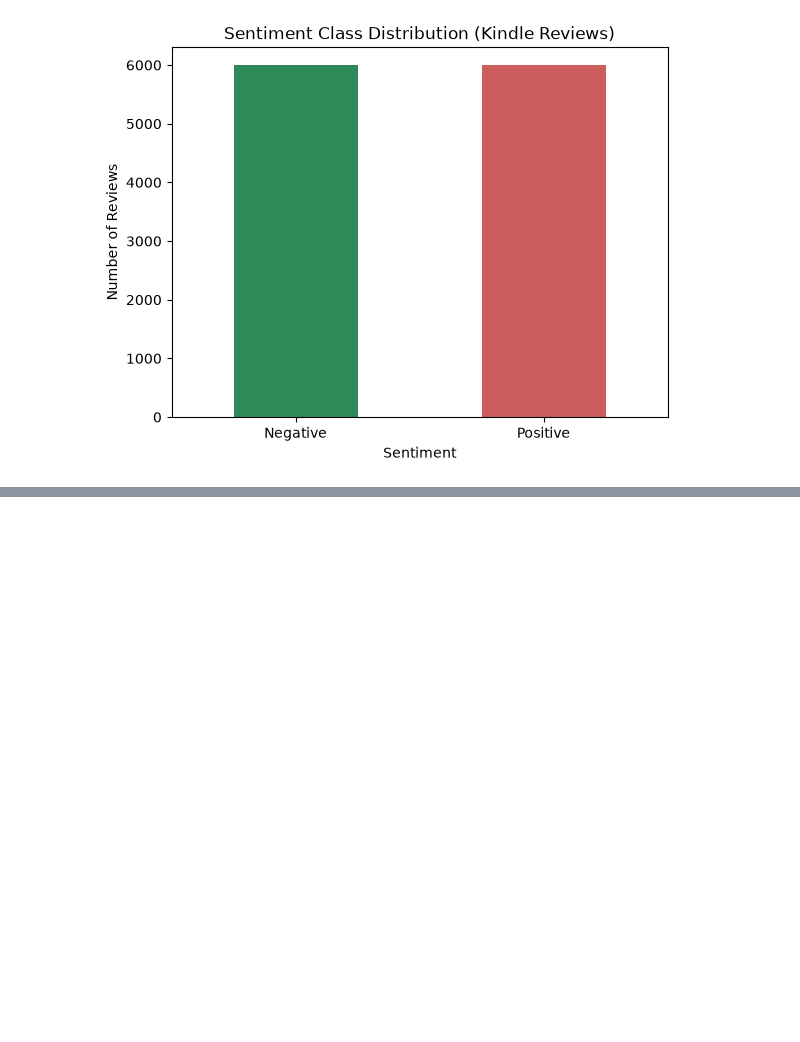
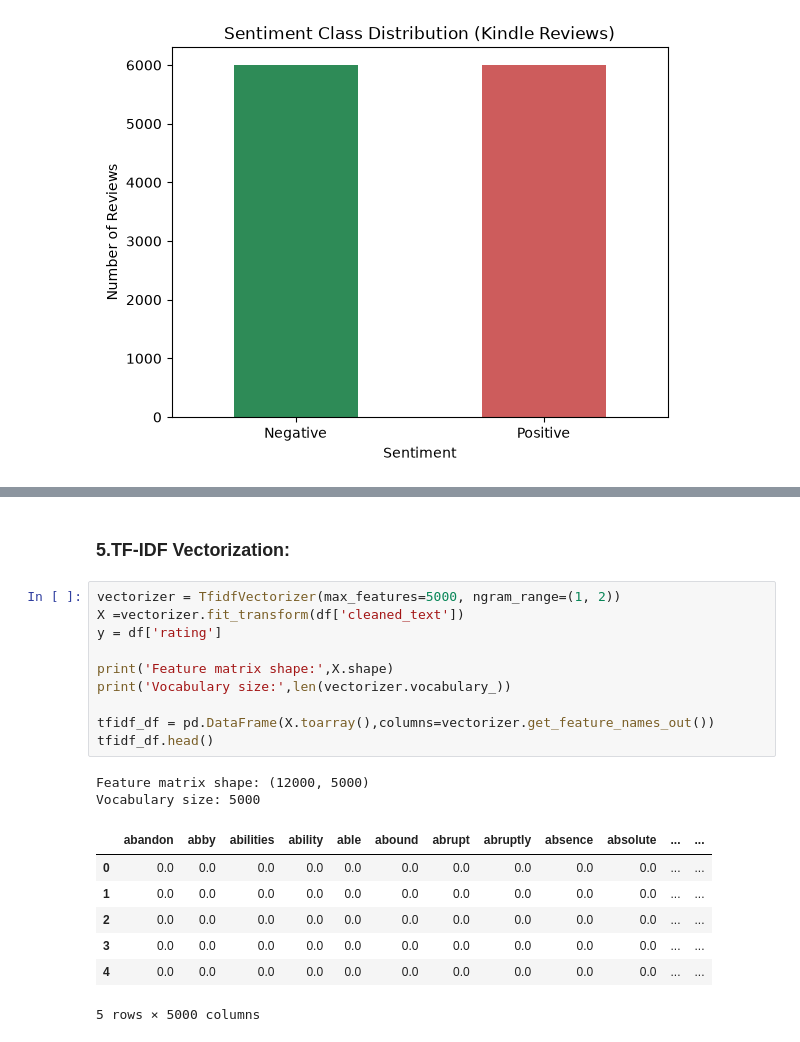
Before and after one commit to dinakaranthiru/AI-Engineer-12-Weeks, a Jupyter notebook: Week8_Task/Sentiment_Analysis.ipynb, the cells around one changed output, grey strips where cells are left out. Saved outputs shown, nothing was run; the diff lists cells and outputs as text; blank space fills up the shorter version.

```diff
--- a/Week8_Task/Sentiment_Analysis.ipynb
+++ b/Week8_Task/Sentiment_Analysis.ipynb
@@ -137,0 +145,22 @@ df[['review_id','cleaned_text','rating','sentiment']].head()
+# %% [markdown]
+### 5.TF-IDF Vectorization:
+# %%
+vectorizer = TfidfVectorizer(max_features=5000, ngram_range=(1, 2))
+X =vectorizer.fit_transform(df['cleaned_text'])
+y = df['rating']
+
+print('Feature matrix shape:',X.shape)
+print('Vocabulary size:',len(vectorizer.vocabulary_))
+
+tfidf_df = pd.DataFrame(X.toarray(),columns=vectorizer.get_feature_names_out())
+tfidf_df.head()
+# %% [output]
+Feature matrix shape: (12000, 5000)
+Vocabulary size: 5000
+|  | abandon | abby | abilities | ability | able | abound | abrupt | abruptly | absence | absolute | ... | ... |
+| 0 | 0.0 | 0.0 | 0.0 | 0.0 | 0.0 | 0.0 | 0.0 | 0.0 | 0.0 | 0.0 | ... | ... |
+| 1 | 0.0 | 0.0 | 0.0 | 0.0 | 0.0 | 0.0 | 0.0 | 0.0 | 0.0 | 0.0 | ... | ... |
+| 2 | 0.0 | 0.0 | 0.0 | 0.0 | 0.0 | 0.0 | 0.0 | 0.0 | 0.0 | 0.0 | ... | ... |
+| 3 | 0.0 | 0.0 | 0.0 | 0.0 | 0.0 | 0.0 | 0.0 | 0.0 | 0.0 | 0.0 | ... | ... |
+| 4 | 0.0 | 0.0 | 0.0 | 0.0 | 0.0 | 0.0 | 0.0 | 0.0 | 0.0 | 0.0 | ... | ... |
+5 rows × 5000 columns
```
Also changed, not shown: parts of 5 cells of this notebook.
